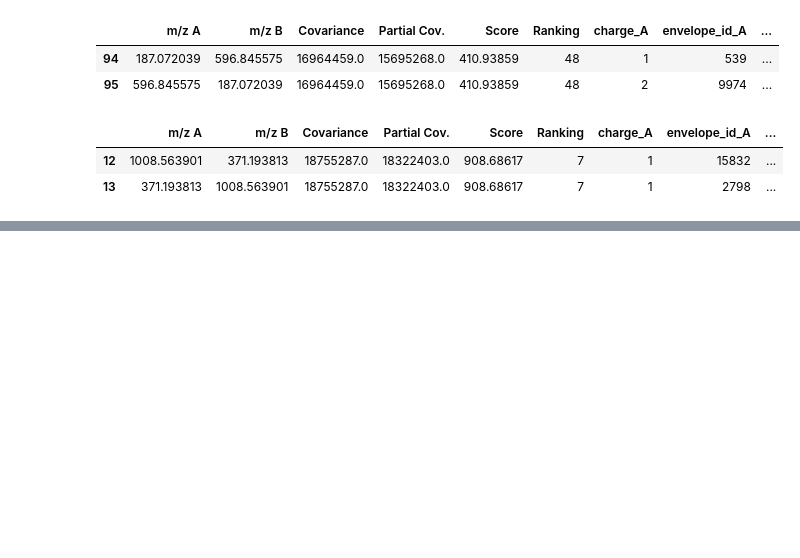
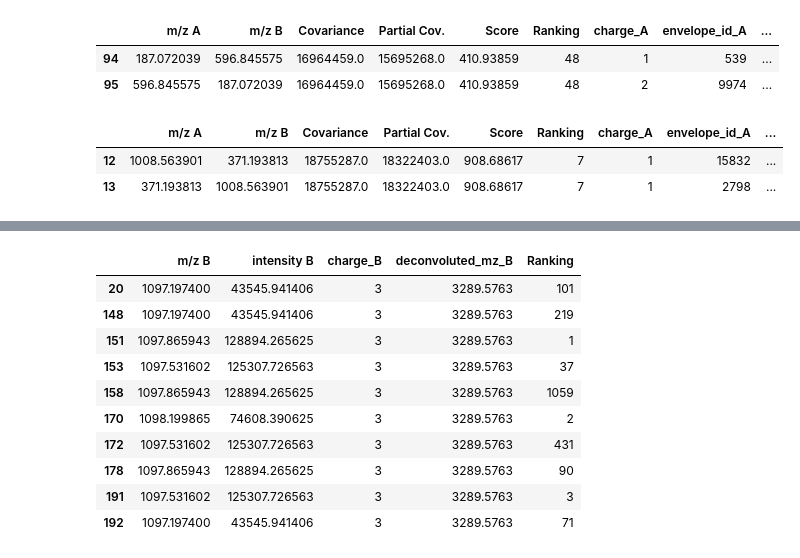
Before and after one commit to Kevinxsn/2D_spec_dict, a Jupyter notebook: pepline/pepline_test.ipynb, the cells around one changed output, grey strips where cells are left out. Saved outputs shown, nothing was run; the diff lists cells and outputs as text; code cells hidden in the pictures; blank space fills up the shorter version.

```diff
--- a/pepline/pepline_test.ipynb
+++ b/pepline/pepline_test.ipynb
@@ -40,0 +150,3 @@ non_contain
+# %%
+data_path = "/Users/kevinmbp/Desktop/2D_spec_dict/data/long_peptide/deconv/HAD4_ffc_annotated.txt"
+df = pd.read_csv(data_path, sep="\t", engine="python")
@@ -40,0 +197,14 @@ non_contain
+# %%
+df[(df['envelope_id_B'] == 51)][['m/z B', 'intensity B', 'charge_B', 'deconvoluted_mz_B', 'Ranking']]
+# %% [output]
+|  | m/z B | intensity B | charge_B | deconvoluted_mz_B | Ranking |
+| 20 | 1097.197400 | 43545.941406 | 3 | 3289.5763 | 101 |
+| 148 | 1097.197400 | 43545.941406 | 3 | 3289.5763 | 219 |
+| 151 | 1097.865943 | 128894.265625 | 3 | 3289.5763 | 1 |
+| 153 | 1097.531602 | 125307.726563 | 3 | 3289.5763 | 37 |
+| 158 | 1097.865943 | 128894.265625 | 3 | 3289.5763 | 1059 |
+| 170 | 1098.199865 | 74608.390625 | 3 | 3289.5763 | 2 |
+| 172 | 1097.531602 | 125307.726563 | 3 | 3289.5763 | 431 |
+| 178 | 1097.865943 | 128894.265625 | 3 | 3289.5763 | 90 |
+| 191 | 1097.531602 | 125307.726563 | 3 | 3289.5763 | 3 |
+| 192 | 1097.197400 | 43545.941406 | 3 | 3289.5763 | 71 |
```
Also changed, not shown: parts of 21 cells of this notebook, 28 other files.
